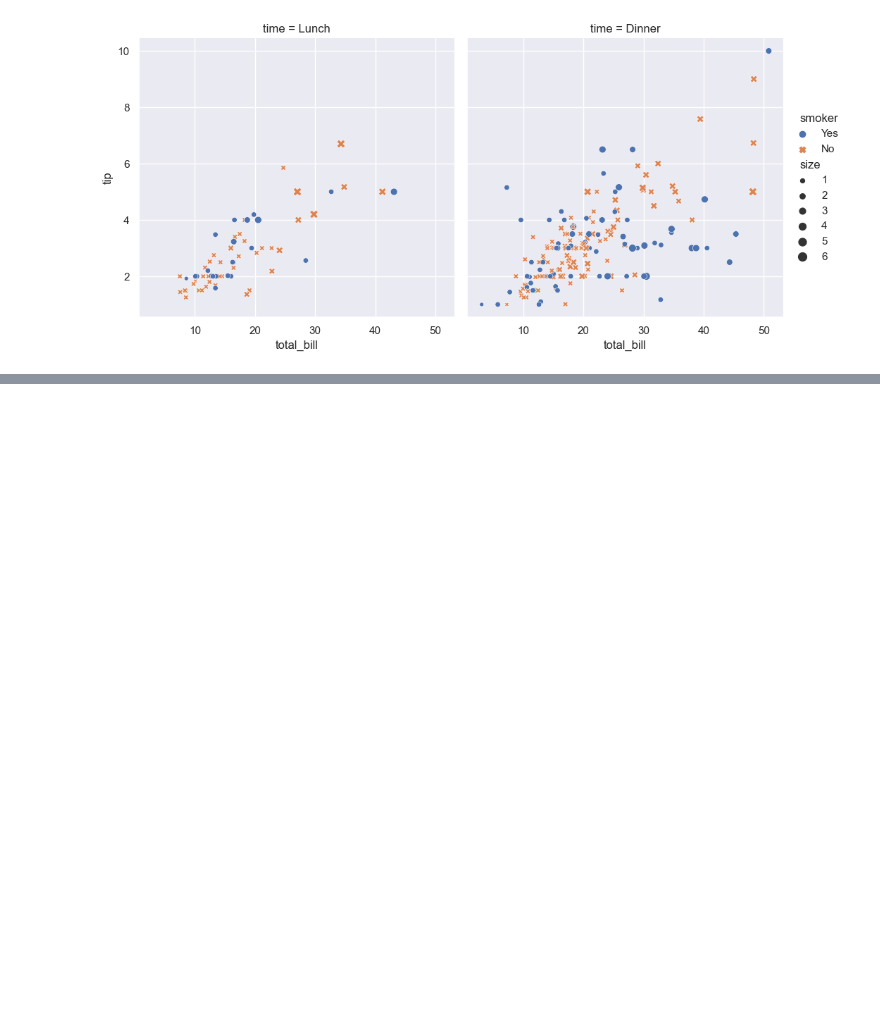
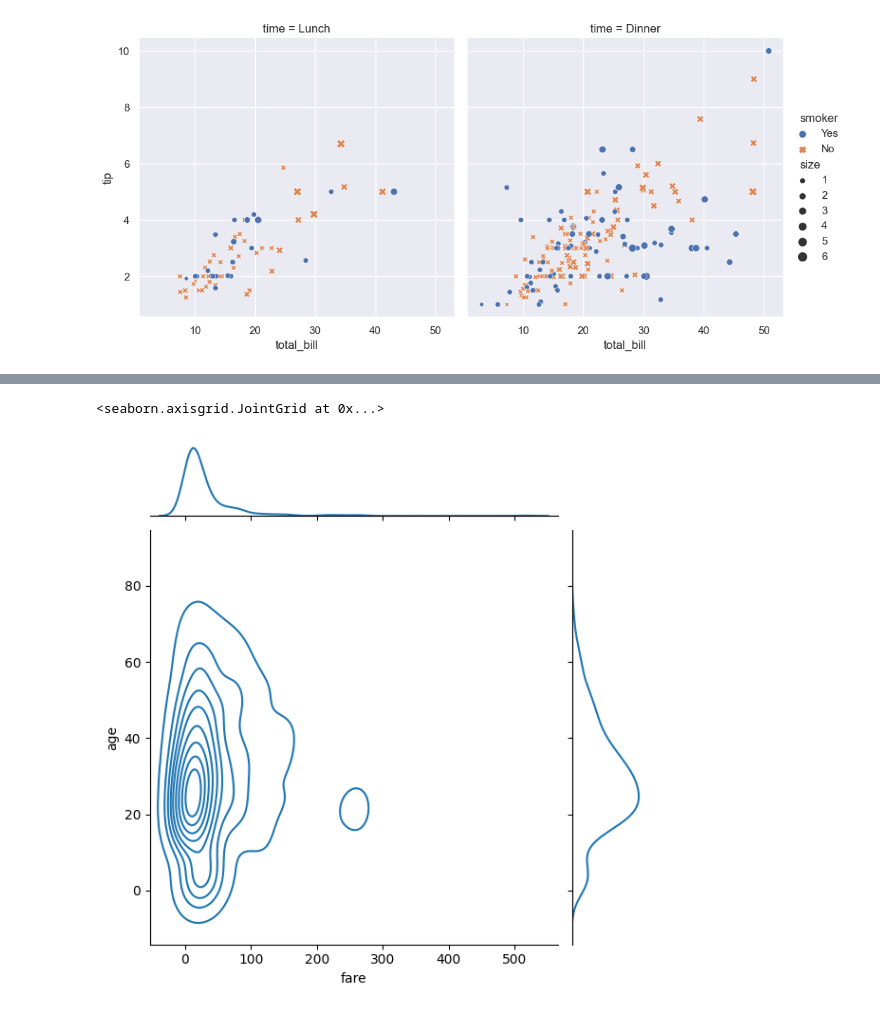
Before and after one commit to Ankidec/Data-Analysis, a Jupyter notebook: seaborn_1.ipynb, the cells around one changed output, grey strips where cells are left out. Drawn from its saved outputs; the diff is of its cells as text; code cells hidden in the pictures; blank space fills up the shorter version.

```diff
--- a/seaborn_1.ipynb
+++ b/seaborn_1.ipynb
@@ -49,0 +57,3 @@ sns.relplot(
+# %%
+df = sns.load_dataset('titanic')
+df
@@ -49,0 +74,5 @@ sns.relplot(
+# %%
+sns.jointplot(x='fare', y='age', data=df, kind='kde')
+# %% [output]
+<seaborn.axisgrid.JointGrid at 0x...>
+[figure, added]
```
Also changed, not shown: parts of 4 cells of this notebook, 2 other files.
